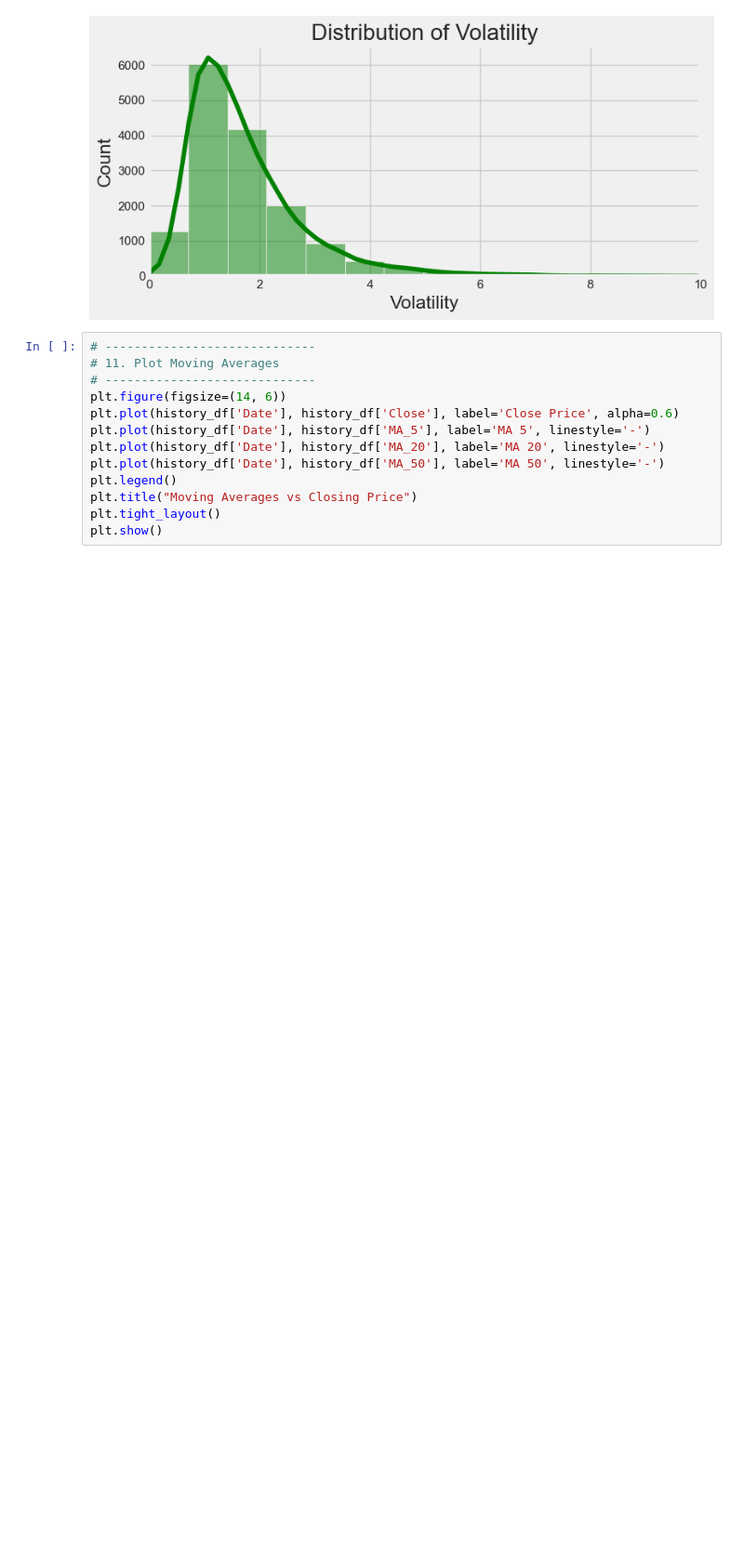
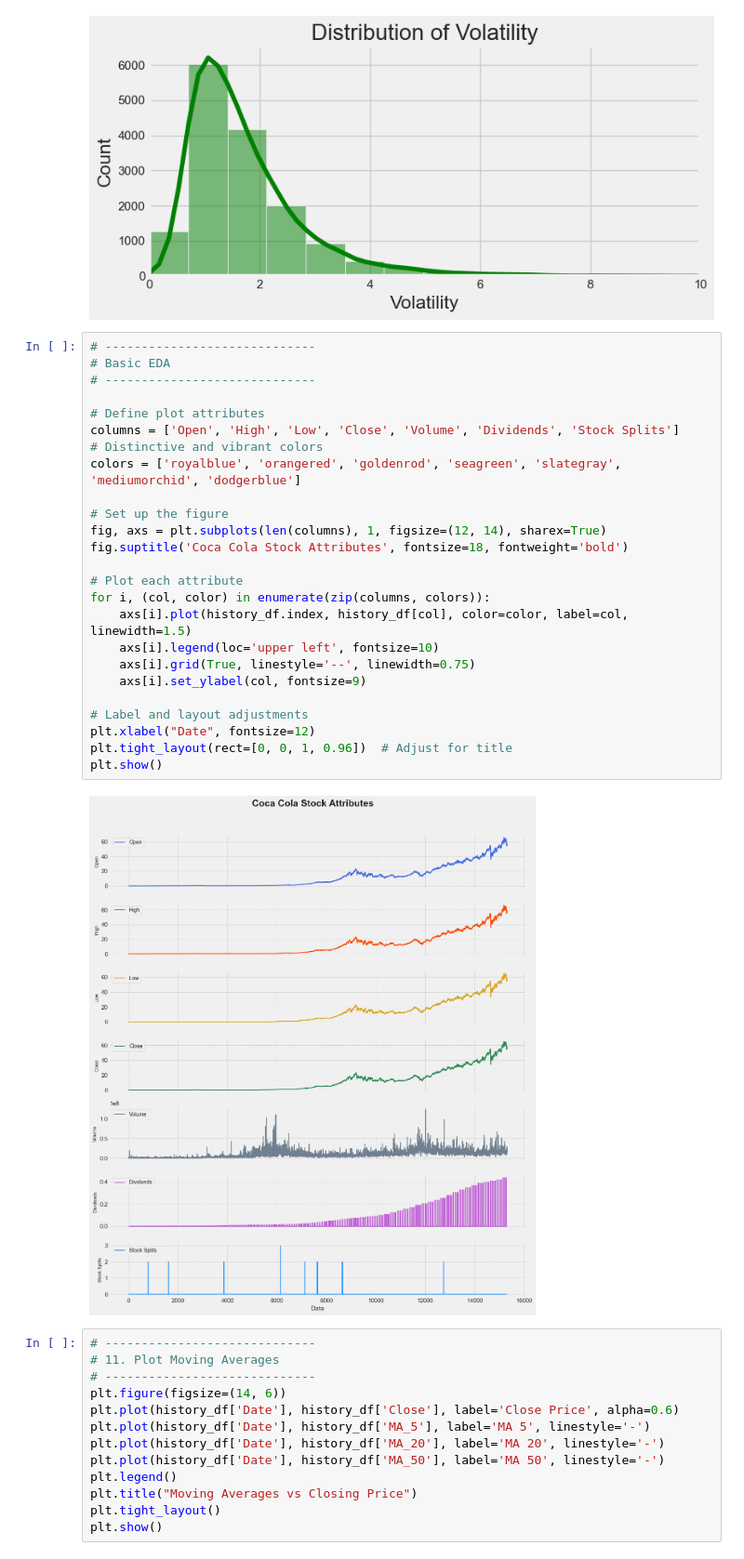
Before and after one commit to SK-TOUFIK-ISLAM-07/Data-Analytics, a Jupyter notebook: Coca-Cola.ipynb, the cells around one changed output. Shown at 93% size. Saved outputs shown, nothing was run; the diff lists cells and outputs as text; blank space fills up the shorter version.

```diff
--- a/Coca-Cola.ipynb
+++ b/Coca-Cola.ipynb
@@ -119,6 +120,33 @@ plt.show()
 # %% [output]
 [figure]
 [figure]
+# %%
+# -----------------------------
+# Basic EDA
+# -----------------------------
+
+# Define plot attributes
+columns = ['Open', 'High', 'Low', 'Close', 'Volume', 'Dividends', 'Stock Splits']
+# Distinctive and vibrant colors
+colors = ['royalblue', 'orangered', 'goldenrod', 'seagreen', 'slategray', 'mediumorchid', 'dodgerblue']
+
+# Set up the figure
+fig, axs = plt.subplots(len(columns), 1, figsize=(12, 14), sharex=True)
+fig.suptitle('Coca Cola Stock Attributes', fontsize=18, fontweight='bold')
+
+# Plot each attribute
+for i, (col, color) in enumerate(zip(columns, colors)):
+    axs[i].plot(history_df.index, history_df[col], color=color, label=col, linewidth=1.5)
+    axs[i].legend(loc='upper left', fontsize=10)
+    axs[i].grid(True, linestyle='--', linewidth=0.75)
+    axs[i].set_ylabel(col, fontsize=9)
+
+# Label and layout adjustments
+plt.xlabel("Date", fontsize=12)
+plt.tight_layout(rect=[0, 0, 1, 0.96])  # Adjust for title
+plt.show()
+# %% [output]
+[figure, added]
 # %%
 # -----------------------------
 # 11. Plot Moving Averages
```
Also changed, not shown: parts of 7 cells of this notebook.
